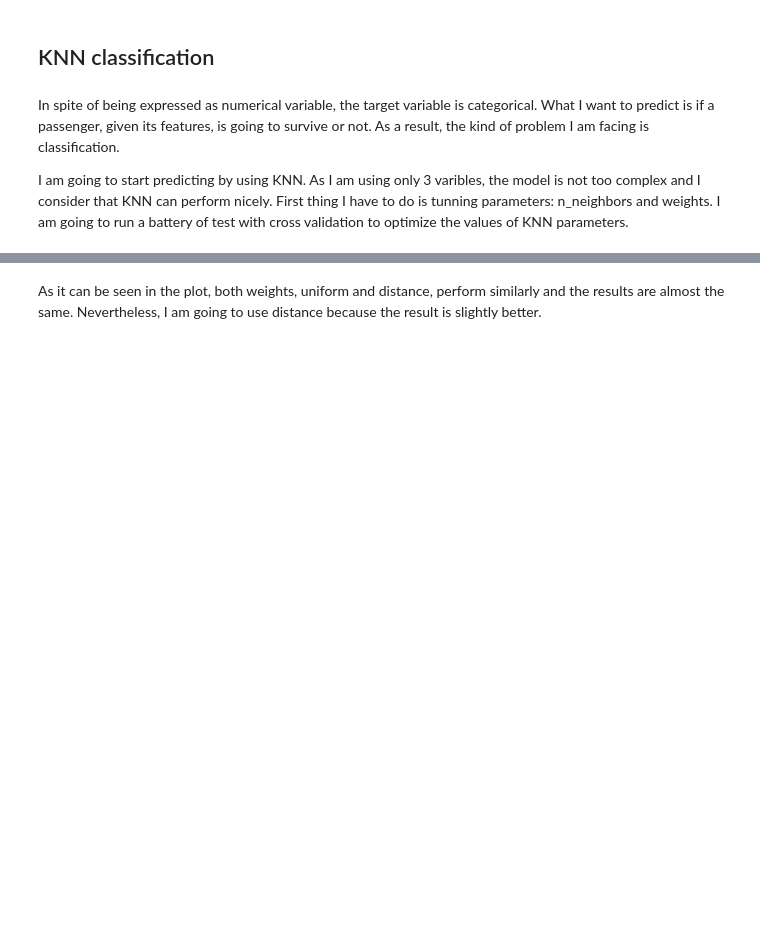
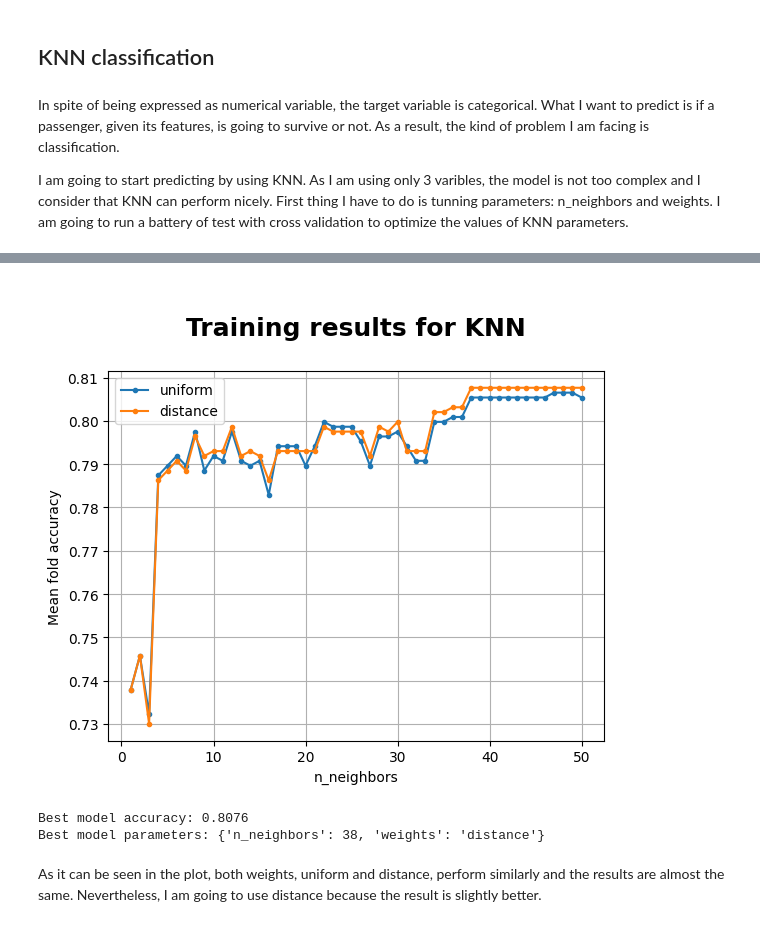
Before and after one commit to jramon-mm/ML_DL_Challenges, a Jupyter notebook: Titanic/Titanic.ipynb, the cells around one changed output, grey strips where cells are left out. Drawn from its saved outputs; the diff is of its cells as text; code cells hidden in the pictures; blank space fills up the shorter version.

Commit message:
KNN's battery test implemented with GridSearchCV. Best accuracy achieved by reducing model complexity.

```diff
--- a/Titanic/Titanic.ipynb
+++ b/Titanic/Titanic.ipynb
@@ -1173,3 +1122,49 @@ Best model parameters: n_neighbors=38 and weight=distance
+# %%
+# Initializing cross-validation
+cv_obj = KFold(n_splits=7, shuffle=True, random_state=33)
+
+# Defining the parameter grid
+knn_param_grid = {
+    'n_neighbors': list(range(1, 51)),
+    'weights': ['uniform', 'distance']
+}
+
+# Initializing KNeighborsClassifier
+knn = KNeighborsClassifier()
+
+# Initializing GridSearchCV
+grid_search = GridSearchCV(knn, knn_param_grid, scoring='accuracy', cv=cv_obj)
+
+# Fitting the model
+grid_search.fit(df_train_pred.drop(['Survived'], axis=1), df_train_pred['Survived'])
+
+# Extracting results
+training_results = grid_search.cv_results_
+best_params = grid_search.best_params_
+best_accuracy = grid_search.best_score_
+best_knn_model = grid_search.best_estimator_
+
+# Plotting the results
+uniform_accuracies = training_results['mean_test_score'][::2]
+distance_accuracies = training_results['mean_test_score'][1::2]
+
+plt.plot(knn_param_grid['n_neighbors'], uniform_accuracies, marker='.', label='uniform')
+plt.plot(knn_param_grid['n_neighbors'], distance_accuracies, marker='.', label='distance')
+
+plt.xlabel('n_neighbors')
+plt.ylabel('Mean fold accuracy')
+plt.title('\nTraining results for KNN\n', fontsize=18, weight='bold')
+plt.legend()
+plt.grid(True)
+plt.show()
+
+# Printing the best model accuracy and parameters
+print(f'Best model accuracy: {best_accuracy:.4f}')
+print(f'Best model parameters: {best_params}')
+# %% [output]
+[figure, added]
+Best model accuracy: 0.8076
+Best model parameters: {'n_neighbors': 38, 'weights': 'distance'}
 # %% [markdown]
 As it can be seen in the plot, both weights, uniform and distance, perform similarly and the results are almost the same. Nevertheless, I am going to use distance because the result is slightly better.
 # %%
```
Also changed, not shown: parts of 12 cells of this notebook.
